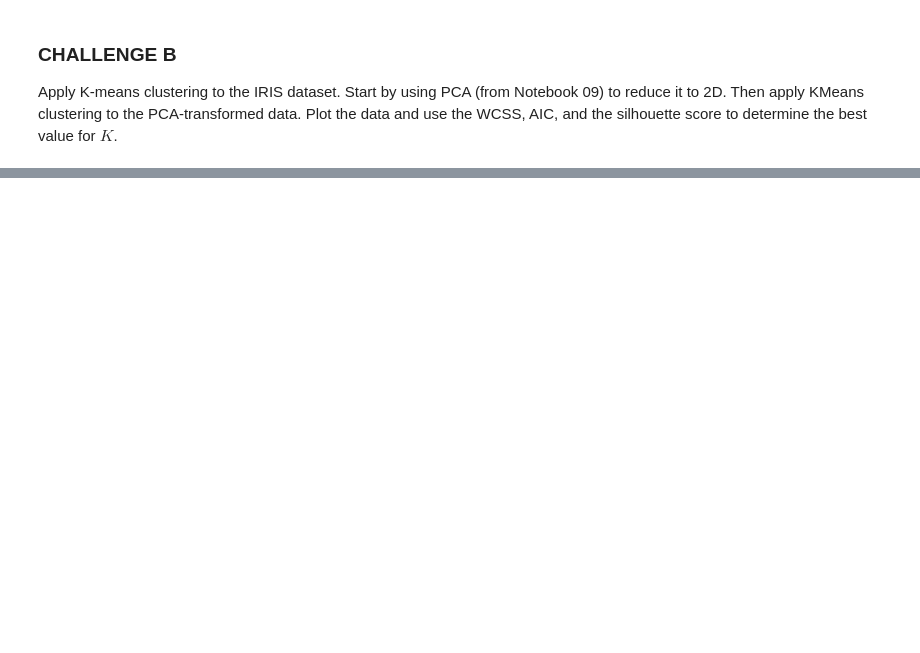
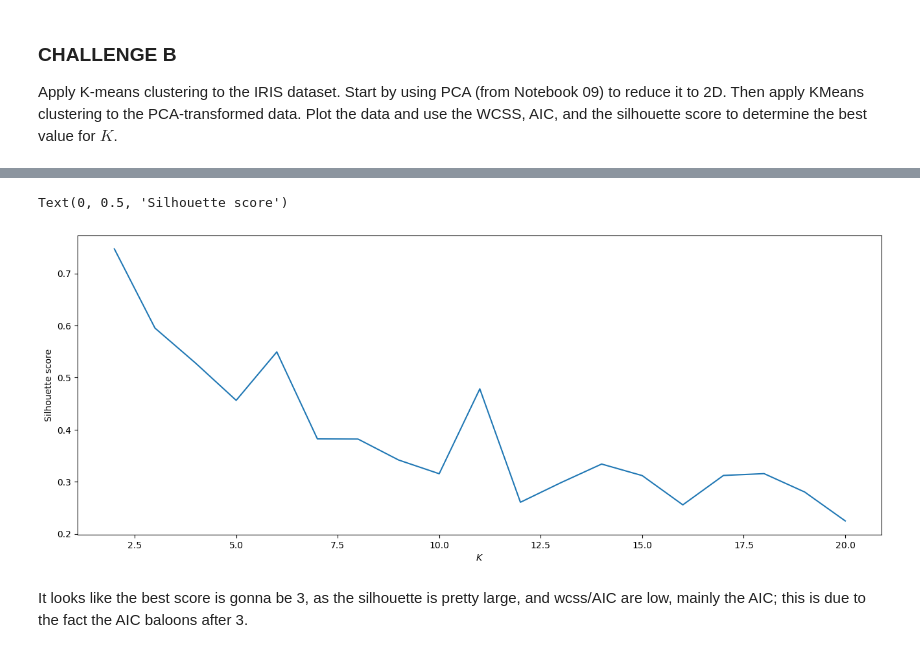
Before and after one commit to jasonsommer/cs6600-notebooks, a Jupyter notebook: 10-unsupervised_learning.ipynb, the cells around one changed output, grey strips where cells are left out. Cells and saved outputs as stored; diff of their text form; code cells hidden in the pictures; blank space fills up the shorter version.

```diff
--- a/10-unsupervised_learning.ipynb
+++ b/10-unsupervised_learning.ipynb
@@ -418,0 +501,10 @@ Apply K-means clustering to the IRIS dataset. Start by using PCA (from Notebook
+# %%
+fig=plt.figure(figsize=(16,6))
+plt.plot(K, [silhouette_score(X_projected, m.predict(X_projected)) for m in models])
+plt.xlabel('$K$')
+plt.ylabel('Silhouette score')
+# %% [output]
+Text(0, 0.5, 'Silhouette score')
+[figure, added]
+# %% [markdown]
+It looks like the best score is gonna be 3, as the silhouette is pretty large, and wcss/AIC are low, mainly the AIC; this is due to the fact the AIC baloons after 3.
```
Also changed, not shown: parts of 18 cells of this notebook.
